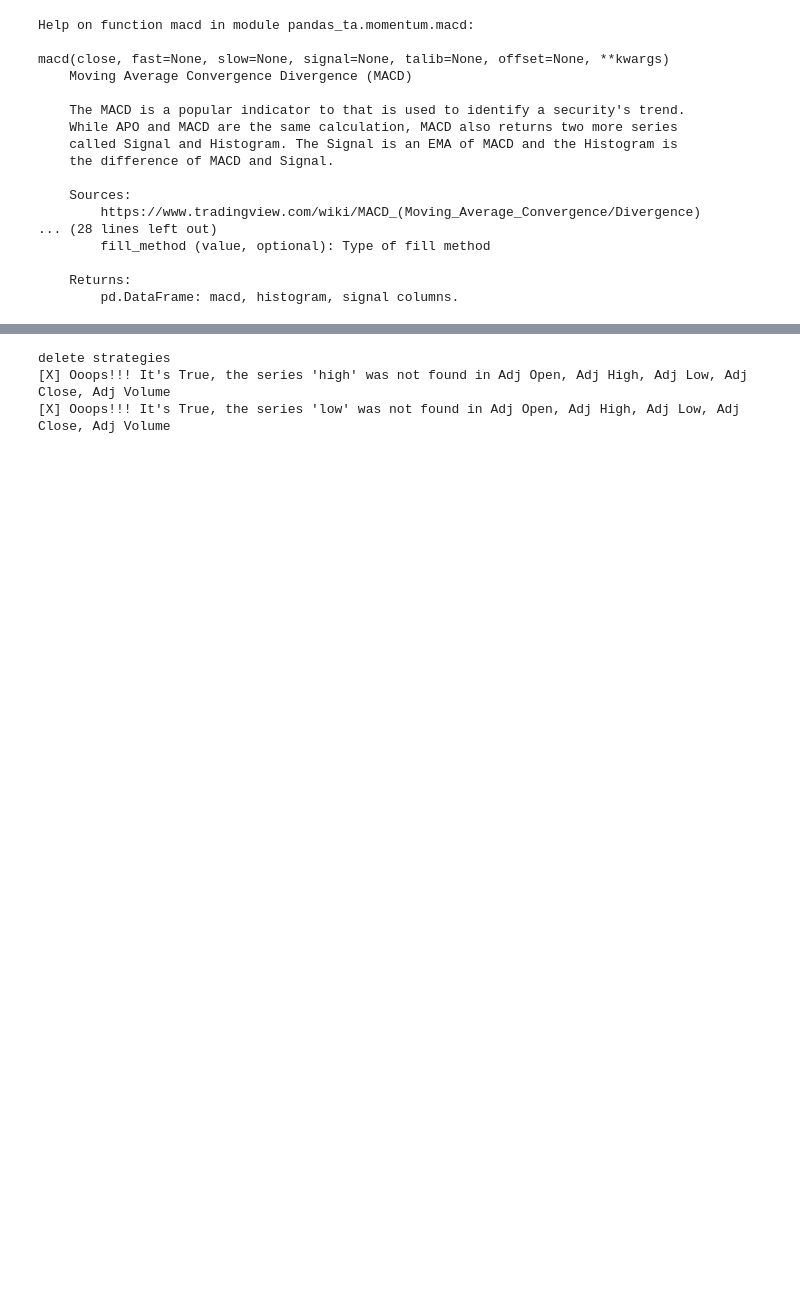
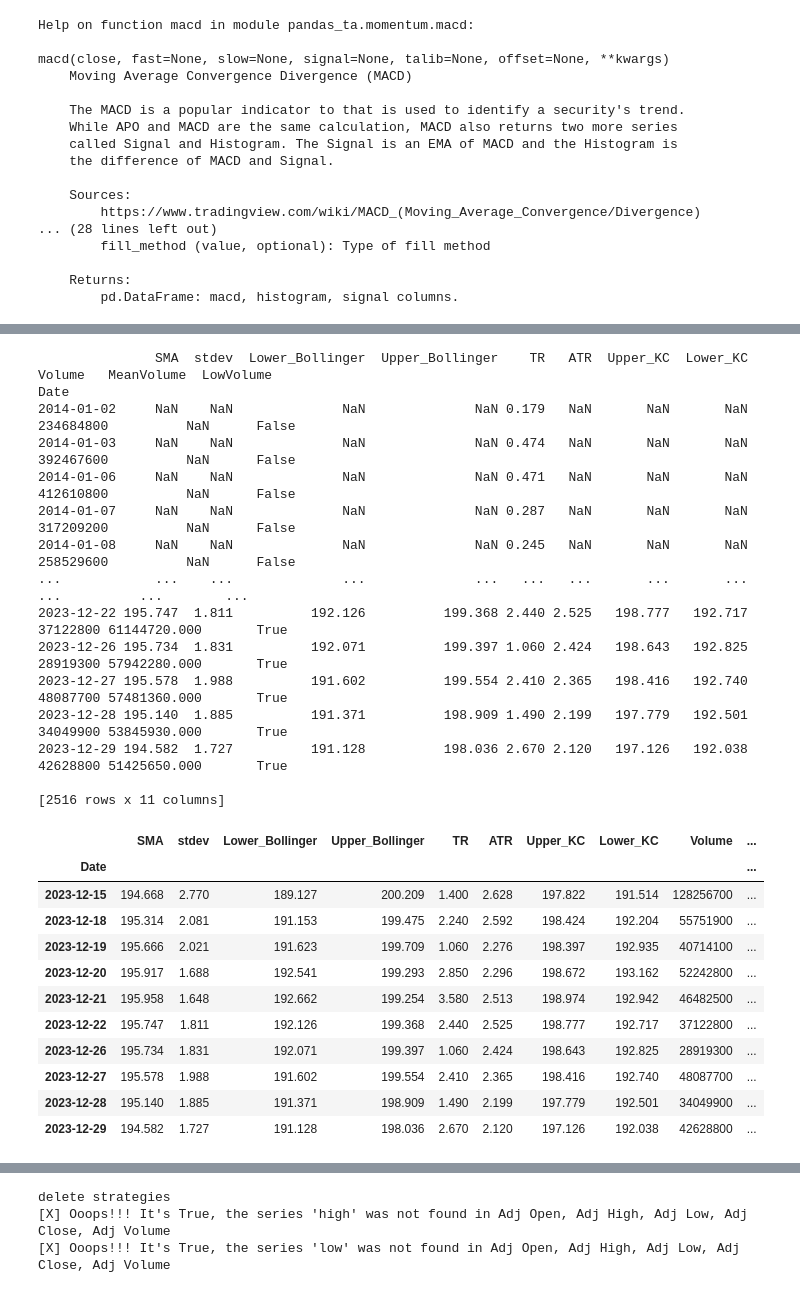
Before and after one commit to cloudaipro/AI4StockMarket, a Jupyter notebook: StockPricePrediction/DataPreparation.ipynb, the cells around one changed output, grey strips where cells are left out. Cells and saved outputs as stored; diff of their text form; code cells hidden in the pictures; blank space fills up the shorter version.

```diff
--- a/StockPricePrediction/DataPreparation.ipynb
+++ b/StockPricePrediction/DataPreparation.ipynb
@@ -330,4 +687,65 @@ delete autoplot module
 [interactive output not drawn]
 [interactive output not drawn]
 [interactive output not drawn]
+# %%
+close = "Close"
+high = "High"
+low = "Low"
+volume = "Volume"
+prefix = ""
+suffix = ""
+length = 10
+std = 2
+scalar = 1.2
+data = pd.DataFrame(index=df.index)
+
+data["SMA"] = df[close].rolling(window=length).mean()
+data["stdev"] = df[close].rolling(window=length).std()
+data["Lower_Bollinger"] = data["SMA"] - (std * data["stdev"])
+data["Upper_Bollinger"] = data["SMA"] + (std * data["stdev"])
+data["TR"] = abs(df[high] - df[low])
+data["ATR"] = data["TR"].rolling(window=length).mean()
+data["Upper_KC"] = data["SMA"] + (scalar * data["ATR"])
+data["Lower_KC"] = data["SMA"] - (scalar * data["ATR"])
+data[volume] = df[volume]
+data["MeanVolume"] = df[volume].rolling(window=length).mean()
+data["LowVolume"] = data[volume] < data["MeanVolume"]
+print(data)
+data["consolidation"] = 0
+data.loc[
+    (data["Lower_Bollinger"] > data["Lower_KC"])
+    & (data["Upper_Bollinger"] < data["Upper_KC"])
+    & (data["LowVolume"]),
+    "consolidation",
+] = 1
+
+data.tail(10)
+# %% [output]
+               SMA  stdev  Lower_Bollinger  Upper_Bollinger    TR   ATR  Upper_KC  Lower_KC     Volume   MeanVolume  LowVolume
+Date
+2014-01-02     NaN    NaN              NaN              NaN 0.179   NaN       NaN       NaN  234684800          NaN      False
+2014-01-03     NaN    NaN              NaN              NaN 0.474   NaN       NaN       NaN  392467600          NaN      False
+2014-01-06     NaN    NaN              NaN              NaN 0.471   NaN       NaN       NaN  412610800          NaN      False
+2014-01-07     NaN    NaN              NaN              NaN 0.287   NaN       NaN       NaN  317209200          NaN      False
+2014-01-08     NaN    NaN              NaN              NaN 0.245   NaN       NaN       NaN  258529600          NaN      False
+...            ...    ...              ...              ...   ...   ...       ...       ...        ...          ...        ...
+2023-12-22 195.747  1.811          192.126          199.368 2.440 2.525   198.777   192.717   37122800 61144720.000       True
+2023-12-26 195.734  1.831          192.071          199.397 1.060 2.424   198.643   192.825   28919300 57942280.000       True
+2023-12-27 195.578  1.988          191.602          199.554 2.410 2.365   198.416   192.740   48087700 57481360.000       True
+2023-12-28 195.140  1.885          191.371          198.909 1.490 2.199   197.779   192.501   34049900 53845930.000       True
+2023-12-29 194.582  1.727          191.128          198.036 2.670 2.120   197.126   192.038   42628800 51425650.000       True
+
+[2516 rows x 11 columns]
+|  | SMA | stdev | Lower_Bollinger | Upper_Bollinger | TR | ATR | Upper_KC | Lower_KC | Volume | ... |
+| Date |  |  |  |  |  |  |  |  |  | ... |
+| 2023-12-15 | 194.668 | 2.770 | 189.127 | 200.209 | 1.400 | 2.628 | 197.822 | 191.514 | 128256700 | ... |
+| 2023-12-18 | 195.314 | 2.081 | 191.153 | 199.475 | 2.240 | 2.592 | 198.424 | 192.204 | 55751900 | ... |
+| 2023-12-19 | 195.666 | 2.021 | 191.623 | 199.709 | 1.060 | 2.276 | 198.397 | 192.935 | 40714100 | ... |
+| 2023-12-20 | 195.917 | 1.688 | 192.541 | 199.293 | 2.850 | 2.296 | 198.672 | 193.162 | 52242800 | ... |
+| 2023-12-21 | 195.958 | 1.648 | 192.662 | 199.254 | 3.580 | 2.513 | 198.974 | 192.942 | 46482500 | ... |
+| 2023-12-22 | 195.747 | 1.811 | 192.126 | 199.368 | 2.440 | 2.525 | 198.777 | 192.717 | 37122800 | ... |
+| 2023-12-26 | 195.734 | 1.831 | 192.071 | 199.397 | 1.060 | 2.424 | 198.643 | 192.825 | 28919300 | ... |
+| 2023-12-27 | 195.578 | 1.988 | 191.602 | 199.554 | 2.410 | 2.365 | 198.416 | 192.740 | 48087700 | ... |
+| 2023-12-28 | 195.140 | 1.885 | 191.371 | 198.909 | 1.490 | 2.199 | 197.779 | 192.501 | 34049900 | ... |
+| 2023-12-29 | 194.582 | 1.727 | 191.128 | 198.036 | 2.670 | 2.120 | 197.126 | 192.038 | 42628800 | ... |
 # %%
```
Also changed, not shown: parts of 4 cells of this notebook, 3 other files.
